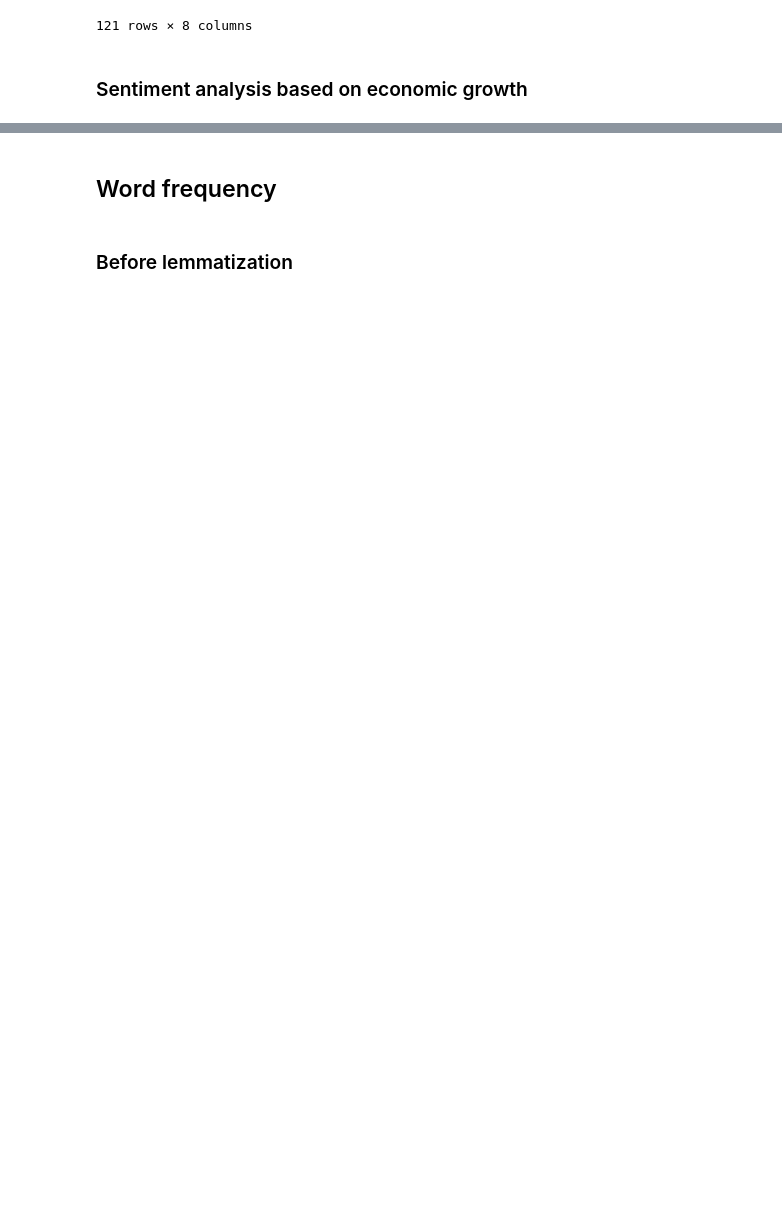
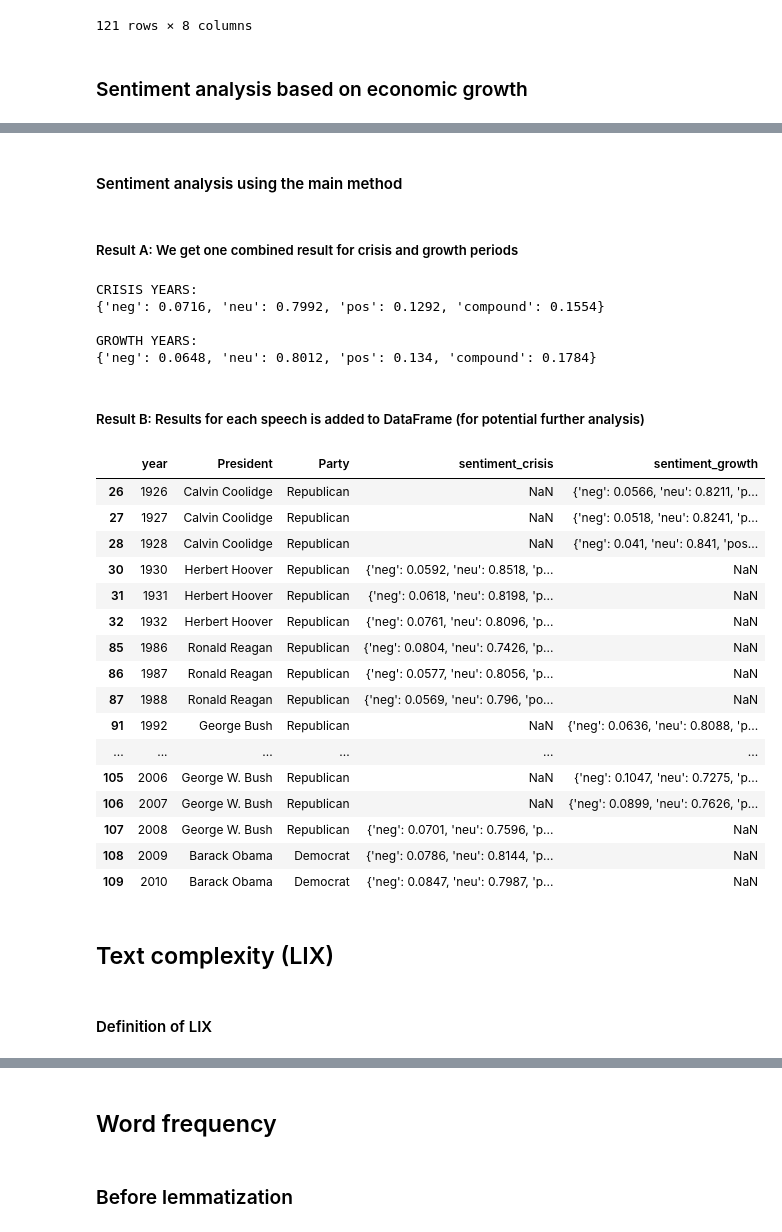
Before and after one commit to razz7/Python_exam, a Jupyter notebook: notebooks/Part 3 - Analyze and present.ipynb, the cells around one changed output, grey strips where cells are left out. Drawn from its saved outputs; the diff is of its cells as text; code cells hidden in the pictures; blank space fills up the shorter version.

```diff
--- a/notebooks/Part 3 - Analyze and present.ipynb
+++ b/notebooks/Part 3 - Analyze and present.ipynb
@@ -57,6 +66,6 @@ df_first_clean
 # %% [markdown]
 ### Sentiment analysis based on economic growth
 # %%
-#Selected years of financial crisis or growth:
-financial_crisis = [1930, 1931, 1932, 1986, 1987, 1988, 2008, 2009, 2010]
-financial_growth = [1926, 1927, 1928, 1992, 1993, 1994, 2005, 2006, 2007]
+#Selection of years of economic crisis or growth:
+list_economic_crisis = [1930, 1931, 1932, 1986, 1987, 1988, 2008, 2009, 2010]
+list_economic_growth = [1926, 1927, 1928, 1992, 1993, 1994, 2005, 2006, 2007]
@@ -62,0 +169,71 @@ financial_growth = [1926, 1927, 1928, 1992, 1993, 1994, 2005, 2006, 2007]
+# %% [markdown]
+#### Sentiment analysis using the main method
+# %%
+# Initializes dataframe and removes unused column (if exists):
+df_economic_sentiment = df_second_clean.copy()
+if 'second_clean_lemmatized' in df_economic_sentiment.columns:
+    del df_economic_sentiment['second_clean_lemmatized']
+
+# Uses lists created above to select years of crisis and growth:
+df_crisis = df_economic_sentiment.loc[df_economic_sentiment['year'].isin(list_economic_crisis), ['speech']]
+df_growth = df_economic_sentiment.loc[df_economic_sentiment['year'].isin(list_economic_growth), ['speech']]
+# %% [markdown]
+##### Result A: We get one combined result for crisis and growth periods
+# %%
+# Combines all speeches from the selected years of crisis and growth:
+crisis_speeches = ''.join(df_crisis.speech)
+growth_speeches = ''.join(df_growth.speech)
+
+# Uses main method to perform sentiment analysis:
+dict_crisis_result = method_financial_sentiment(crisis_speeches)
+dict_growth_result = method_financial_sentiment(growth_speeches)
+
+# Print result (plot doesn't make sense here):
+print('CRISIS YEARS:')
+print(dict_crisis_result)
+print('\nGROWTH YEARS:')
+print(dict_growth_result)
+# %% [output]
+CRISIS YEARS:
+{'neg': 0.0716, 'neu': 0.7992, 'pos': 0.1292, 'compound': 0.1554}
+
+GROWTH YEARS:
+{'neg': 0.0648, 'neu': 0.8012, 'pos': 0.134, 'compound': 0.1784}
+# %% [markdown]
+##### Result B: Results for each speech is added to DataFrame (for potential further analysis)
+# %%
+# Adds result to main DataFrame:
+df_economic_sentiment['sentiment_crisis'] = df_crisis.speech.apply(method_financial_sentiment)
+df_economic_sentiment['sentiment_growth'] = df_growth.speech.apply(method_financial_sentiment)
+
+# Removes 'speech' column (if exists):
+if 'speech' in df_economic_sentiment.columns:
+    del df_economic_sentiment['speech']
+
+# Removes all years from DataFrame that is not part of the analysis:
+df_economic_sentiment = df_economic_sentiment.dropna(subset=['sentiment_crisis', 'sentiment_growth'], thresh=1)
+
+#Print result:
+df_economic_sentiment
+# %% [output]
+|  | year | President | Party | sentiment_crisis | sentiment_growth |
+| 26 | 1926 | Calvin Coolidge | Republican | NaN | {'neg': 0.0566, 'neu': 0.8211, 'p... |
+| 27 | 1927 | Calvin Coolidge | Republican | NaN | {'neg': 0.0518, 'neu': 0.8241, 'p... |
+| 28 | 1928 | Calvin Coolidge | Republican | NaN | {'neg': 0.041, 'neu': 0.841, 'pos... |
+| 30 | 1930 | Herbert Hoover | Republican | {'neg': 0.0592, 'neu': 0.8518, 'p... | NaN |
+| 31 | 1931 | Herbert Hoover | Republican | {'neg': 0.0618, 'neu': 0.8198, 'p... | NaN |
+| 32 | 1932 | Herbert Hoover | Republican | {'neg': 0.0761, 'neu': 0.8096, 'p... | NaN |
+| 85 | 1986 | Ronald Reagan | Republican | {'neg': 0.0804, 'neu': 0.7426, 'p... | NaN |
+| 86 | 1987 | Ronald Reagan | Republican | {'neg': 0.0577, 'neu': 0.8056, 'p... | NaN |
+| 87 | 1988 | Ronald Reagan | Republican | {'neg': 0.0569, 'neu': 0.796, 'po... | NaN |
+| 91 | 1992 | George Bush | Republican | NaN | {'neg': 0.0636, 'neu': 0.8088, 'p... |
+| ... | ... | ... | ... | ... | ... |
+| 105 | 2006 | George W. Bush | Republican | NaN | {'neg': 0.1047, 'neu': 0.7275, 'p... |
+| 106 | 2007 | George W. Bush | Republican | NaN | {'neg': 0.0899, 'neu': 0.7626, 'p... |
+| 107 | 2008 | George W. Bush | Republican | {'neg': 0.0701, 'neu': 0.7596, 'p... | NaN |
+| 108 | 2009 | Barack Obama | Democrat | {'neg': 0.0786, 'neu': 0.8144, 'p... | NaN |
+| 109 | 2010 | Barack Obama | Democrat | {'neg': 0.0847, 'neu': 0.7987, 'p... | NaN |
+# %% [markdown]
+## Text complexity (LIX)
+# %% [markdown]
+#### Definition of LIX
```
Also changed, not shown: parts of 15 cells of this notebook, 1 other file.
